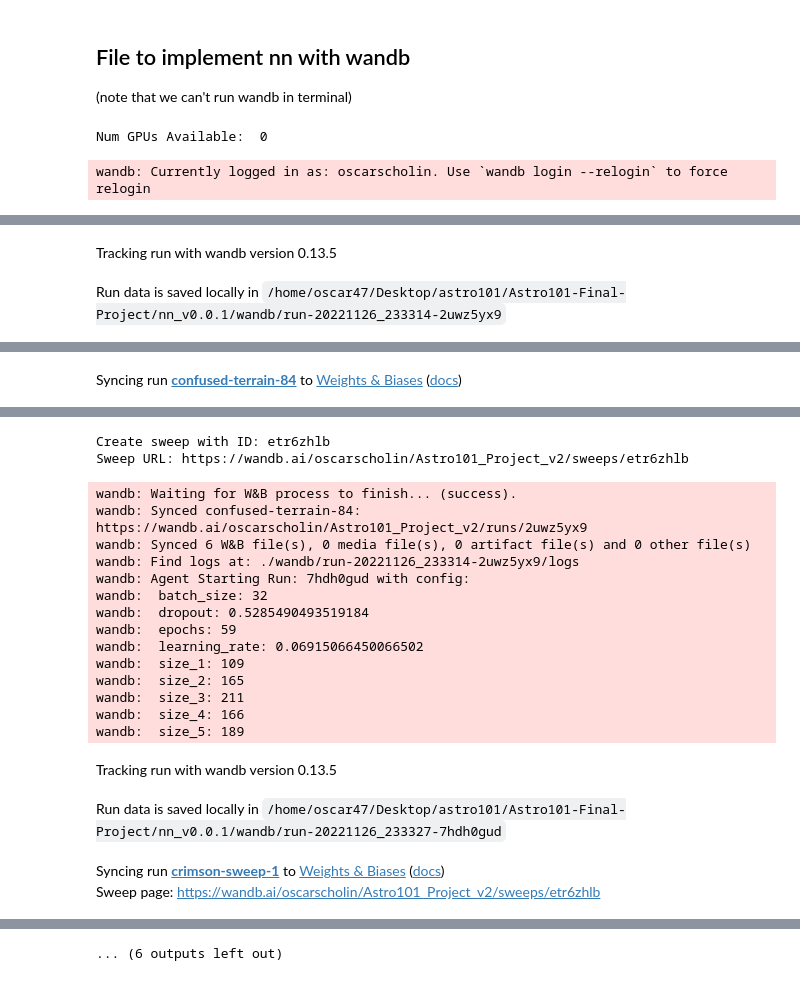
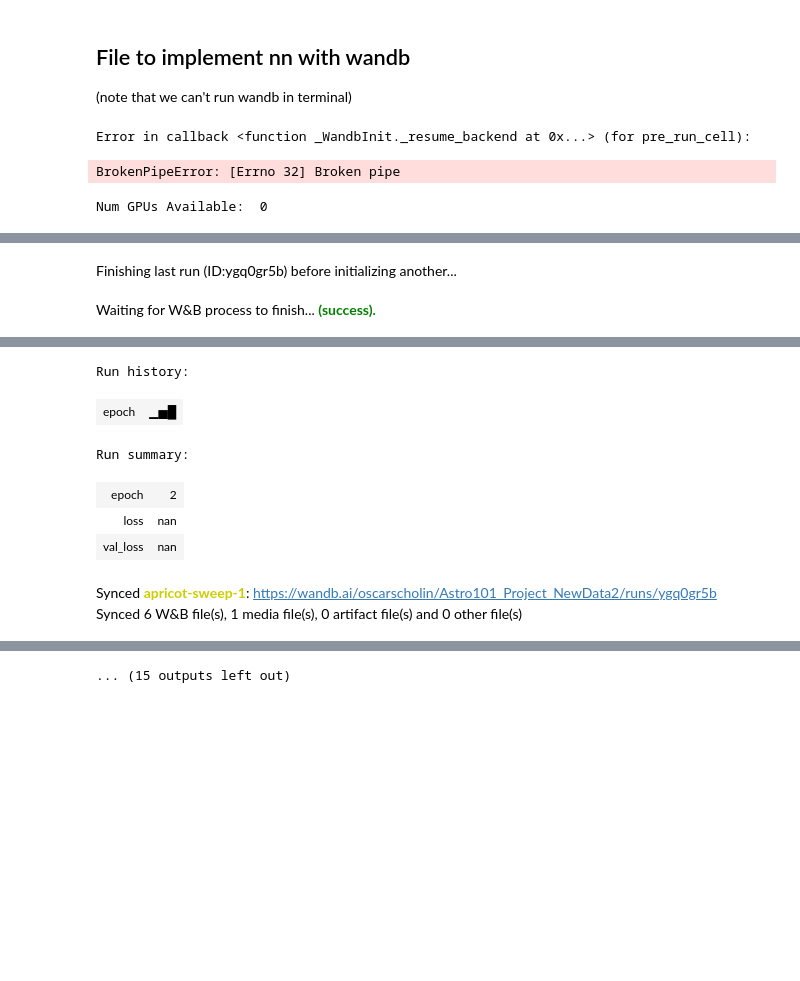
Before and after one commit to oscars47/Astro101-Final-Project, a Jupyter notebook: nn_v0.0.1/runnn.ipynb, the cells around one changed output, grey strips where cells are left out. Drawn from its saved outputs; the diff is of its cells as text; code cells hidden in the pictures; blank space fills up the shorter version.

Commit message:
removed error deleting entries

```diff
--- a/nn_v0.0.1/runnn.ipynb
+++ b/nn_v0.0.1/runnn.ipynb
@@ -16,7 +16,7 @@ import wandb
 from wandb.keras import WandbCallback
 
 # read in our data
-DATA_DIR = '/home/oscar47/Desktop/astro101/data/g_band/var_output/v0.1.0'
+DATA_DIR = '/home/oscar47/Desktop/astro101/data/g_band/var_output/v0.1.1'
 
 # check if keras recognizes gpu
 print("Num GPUs Available: ", len(tf.config.list_physical_devices('GPU')))
@@ -163,7 +163,7 @@ parameters_dict = {
     },
     # for build_dataset
      'batch_size': {
-       'values': [32, 64, 96, 128]
+       'values': [x for x in range(32, 161, 32)]
     },
     'size_1': {
        'distribution': 'int_uniform',
@@ -204,13 +204,14 @@ parameters_dict = {
 sweep_config['parameters'] = parameters_dict
 
 # login to wandb----------------
-wandb.init(project="Astro101_Project_v2", entity="oscarscholin")
+wandb.init(project="Astro101_Project_NewData2", entity="oscarscholin")
 
 # initialize sweep agent
-sweep_id = wandb.sweep(sweep_config, project='Astro101_Project_v2', entity="oscarscholin")
+sweep_id = wandb.sweep(sweep_config, project='Astro101_Project_NewData2', entity="oscarscholin")
 wandb.agent(sweep_id, train, count=100)
 
 #train_manual()
 # %% [output]
-Num GPUs Available:  0
+Error in callback <function _WandbInit._resume_backend at 0x...> (for pre_run_cell):
-wandb: Currently logged in as: oscarscholin. Use `wandb login --relogin` to force relogin
+BrokenPipeError: [Errno 32] Broken pipe
+Num GPUs Available:  0
@@ -217,2 +220,2 @@ wandb: Currently logged in as: oscarscholin. Use `wandb login --relogin` to forc
-Tracking run with wandb version 0.13.5
+Finishing last run (ID:ygq0gr5b) before initializing another...
-Run data is saved locally in /home/oscar47/Desktop/astro101/Astro101-Final-Project/nn_v0.0.1/wandb/run-20221126_233314-2uwz5yx9
+Waiting for W&B process to finish... (success).
@@ -219 +224,8 @@ Run data is saved locally in /home/oscar47/Desktop/astro101/Astro101-Final-Proje
+Run history:
+| epoch | ▁▅█ |
+Run summary:
+| epoch | 2 |
+| loss | nan |
+| val_loss | nan |
-Syncing run confused-terrain-84 to Weights & Biases (docs)
+Synced apricot-sweep-1: https://wandb.ai/oscarscholin/Astro101_Project_NewData2/runs/ygq0gr5b
+Synced 6 W&B file(s), 1 media file(s), 0 artifact file(s) and 0 other file(s)
@@ -225,20 +231,0 @@ wandb: WARNING Calling wandb.login() after wandb.init() has no effect.
-Create sweep with ID: etr6zhlb
-Sweep URL: https://wandb.ai/oscarscholin/Astro101_Project_v2/sweeps/etr6zhlb
-wandb: Waiting for W&B process to finish... (success).
-wandb: Synced confused-terrain-84: https://wandb.ai/oscarscholin/Astro101_Project_v2/runs/2uwz5yx9
-wandb: Synced 6 W&B file(s), 0 media file(s), 0 artifact file(s) and 0 other file(s)
-wandb: Find logs at: ./wandb/run-20221126_233314-2uwz5yx9/logs
-wandb: Agent Starting Run: 7hdh0gud with config:
-wandb:  batch_size: 32
-wandb:  dropout: 0.5285490493519184
-wandb:  epochs: 59
-wandb:  learning_rate: 0.06915066450066502
-wandb:  size_1: 109
-wandb:  size_2: 165
-wandb:  size_3: 211
-wandb:  size_4: 166
-wandb:  size_5: 189
-Tracking run with wandb version 0.13.5
-Run data is saved locally in /home/oscar47/Desktop/astro101/Astro101-Final-Project/nn_v0.0.1/wandb/run-20221126_233327-7hdh0gud
-Syncing run crimson-sweep-1 to Weights & Biases (docs)
-Sweep page: https://wandb.ai/oscarscholin/Astro101_Project_v2/sweeps/etr6zhlb
@@ -248,2 +232,2 @@ wandb: WARNING The save_model argument by default saves the model in the HDF5 fo
-... (6 outputs left out)
+... (15 outputs left out)
 # %%
```
Also changed, not shown: parts of 3 cells of this notebook, 3 other files.
